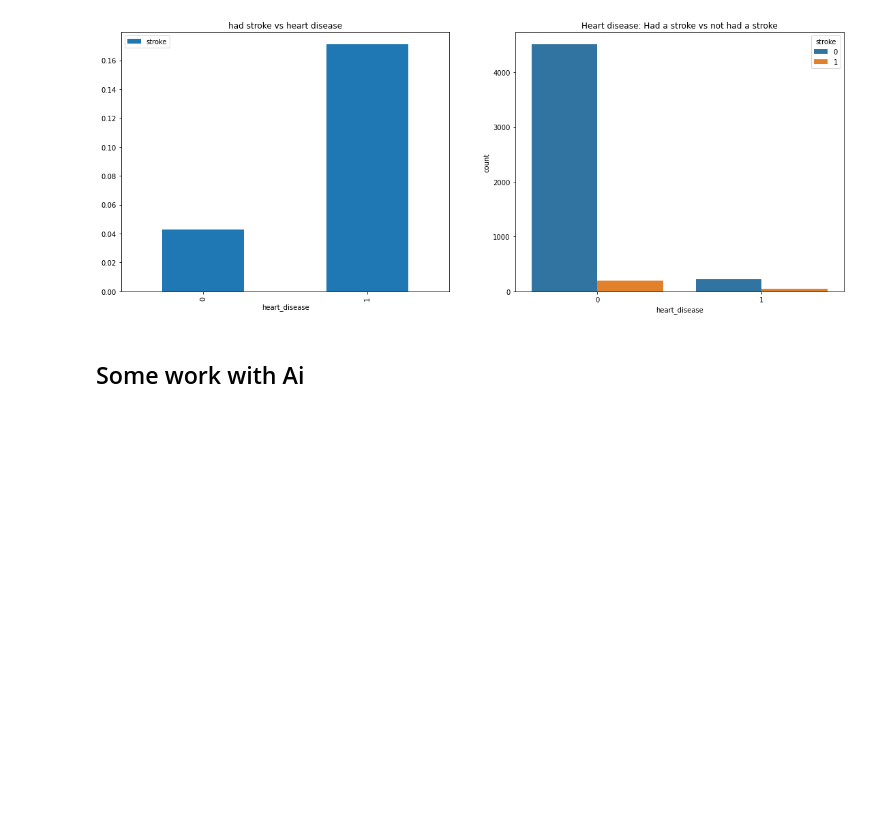
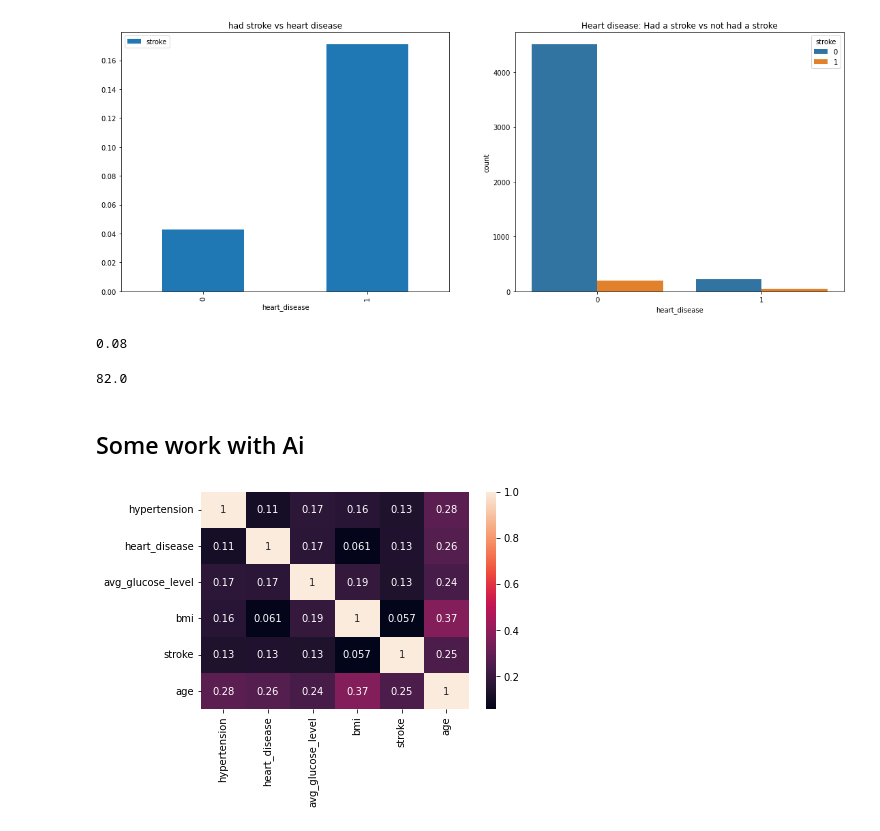
Before and after one commit to Japu90/Data-analytiikkaPortfolio, a Jupyter notebook: Brain Stroke Dataset.ipynb, the cells around one changed output. Drawn from its saved outputs; the diff is of its cells as text; code cells hidden in the pictures; blank space fills up the shorter version.

```diff
--- a/Brain Stroke Dataset.ipynb
+++ b/Brain Stroke Dataset.ipynb
@@ -93,5 +93,21 @@ ax[1].set_title('Heart disease: Had a stroke vs not had a stroke')
 plt.show()
 # %% [output]
 [figure]
+# %%
+
+df['age'].min()
+# %% [output]
+0.08
+# %%
+df['age'].max()
+# %% [output]
+82.0
 # %% [markdown]
 ## Some work with Ai
+# %%
+df2 = df[['hypertension', 'heart_disease', 'avg_glucose_level', 'bmi', 'stroke', 'age']]
+# %%
+sns.heatmap(data=df2.corr(), annot=True)
+plt.show()
+# %% [output]
+[figure, added]
```
Also changed, not shown: 3 other files.
